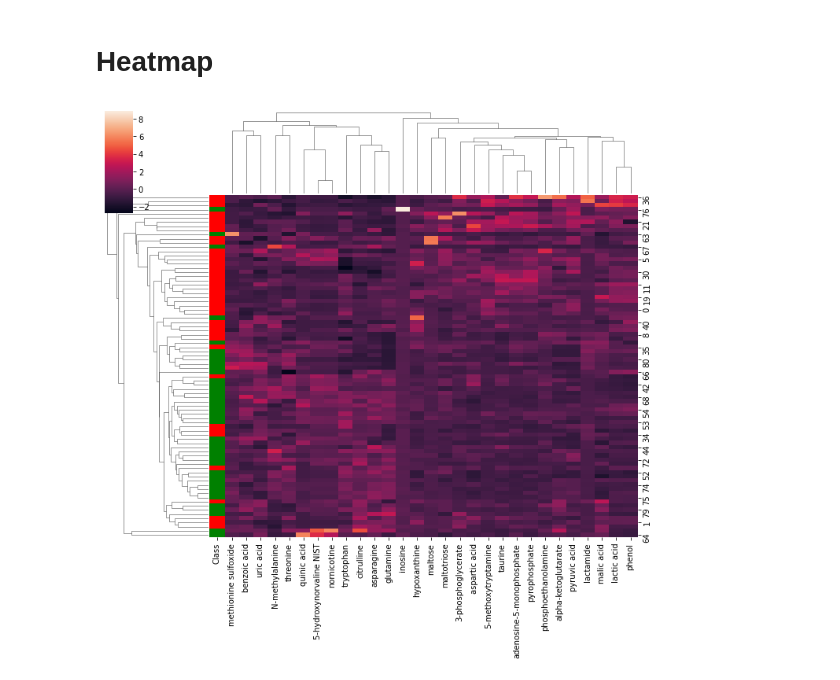
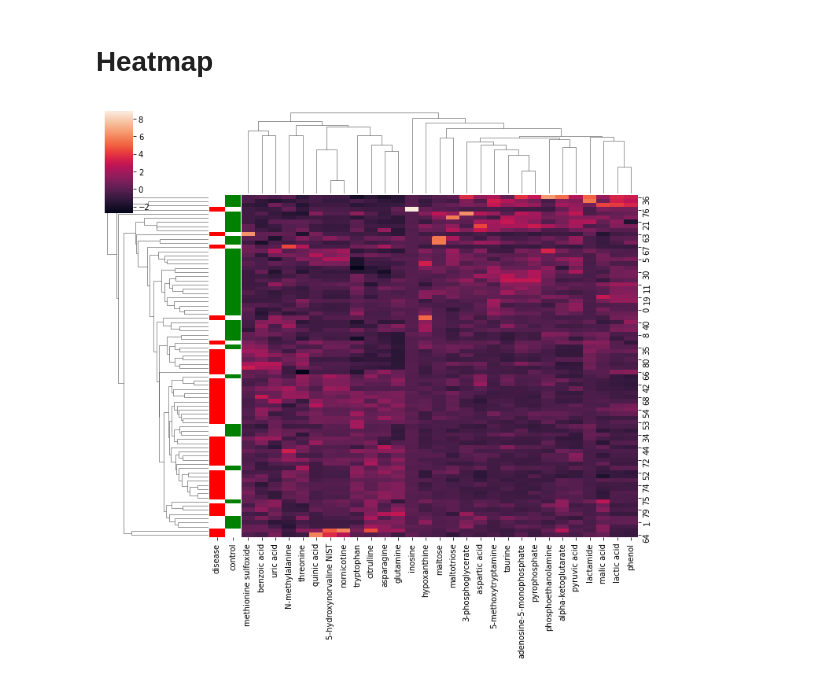
Before and after one commit to utshabkg/lung_cancer_biomarker, a Jupyter notebook: plasma/metabolic tests/plasma_test.ipynb, the cells around one changed output. Drawn from its saved outputs; the diff is of its cells as text; code cells hidden in the pictures.

```diff
--- a/plasma/metabolic tests/plasma_test.ipynb
+++ b/plasma/metabolic tests/plasma_test.ipynb
@@ -181,15 +181,16 @@ final_df
 # %%
 # Data set
 import seaborn as sns
 Class = final_df.pop("Class")
 # final_df = final_df.set_index('Metabolics')
 
-lut = dict(zip(Class.unique(), "rgb"))
+lut = dict(zip(Class.unique(), "grb"))
 row_colors = Class.map(lut)
+df_colors = pd.DataFrame(data={'disease': row_colors[row_colors == 'r'], 'control': row_colors[row_colors == 'g']})
 # Default plot
-sns.clustermap(final_df, row_colors=row_colors, z_score=1)      #z_score->normalize, standard_cale->standardize
+sns.clustermap(final_df, row_colors=df_colors, z_score=1)      #z_score->standardize; standard_cale->normalize
 
 # Show the graph
 plt.show()
 # %% [output]
-[figure, old version]
+[figure, new version]
```
